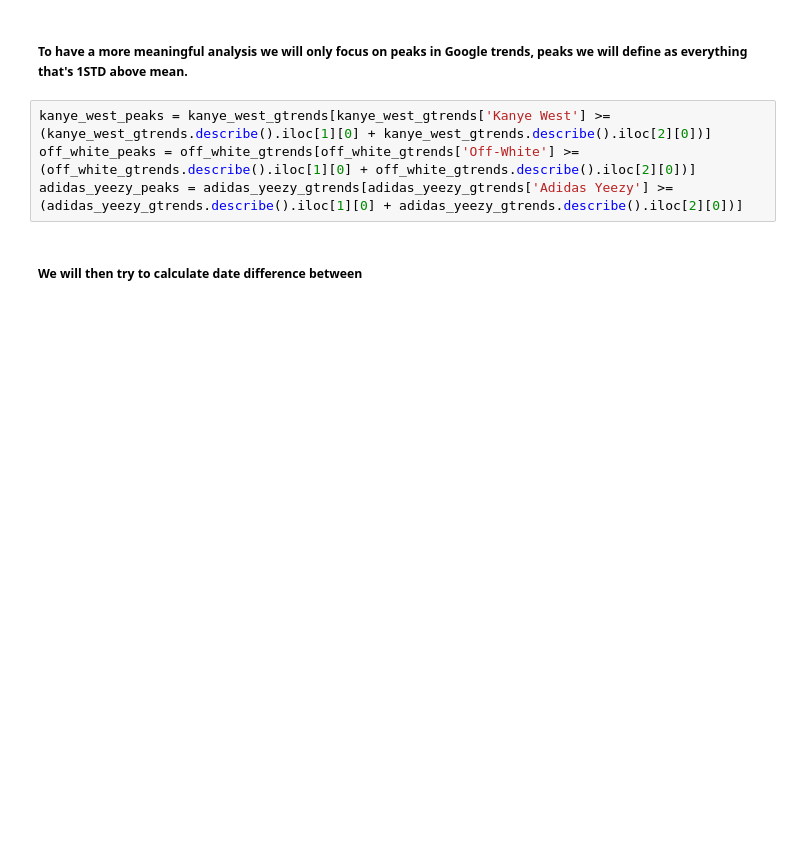
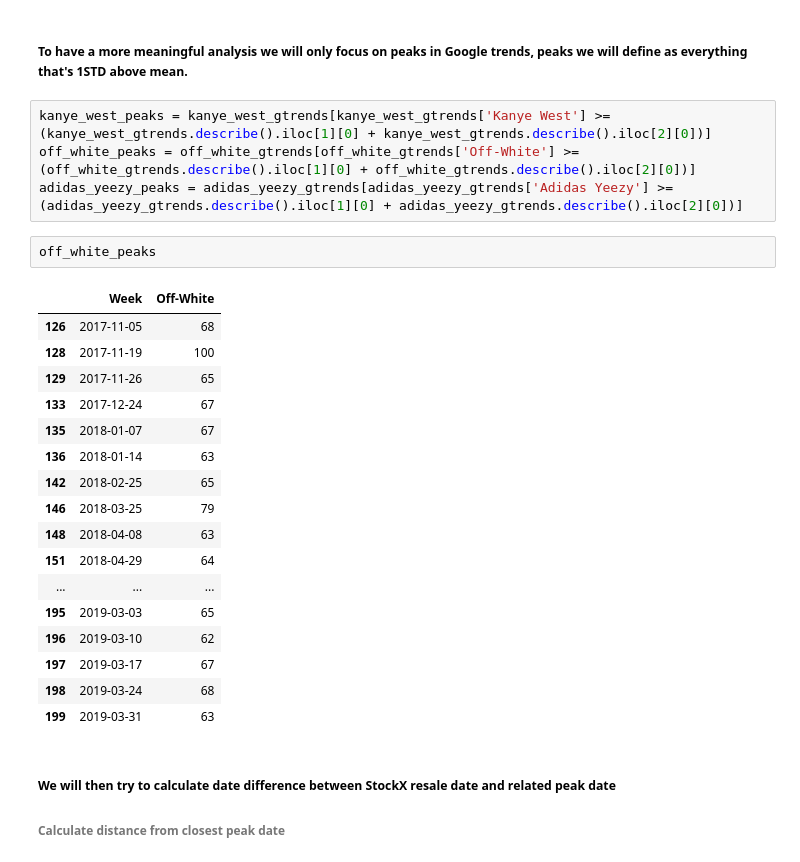
Before and after one commit to njavro/CS591, a Jupyter notebook: Project/CS591 Data Analysis.ipynb, the cells around one changed output. Saved outputs shown, nothing was run; the diff lists cells and outputs as text; blank space fills up the shorter version.

```diff
--- a/Project/CS591 Data Analysis.ipynb
+++ b/Project/CS591 Data Analysis.ipynb
@@ -239,5 +239,26 @@ kanye_west_gtrends.describe()
 kanye_west_peaks = kanye_west_gtrends[kanye_west_gtrends['Kanye West'] >= (kanye_west_gtrends.describe().iloc[1][0] + kanye_west_gtrends.describe().iloc[2][0])]
 off_white_peaks = off_white_gtrends[off_white_gtrends['Off-White'] >= (off_white_gtrends.describe().iloc[1][0] + off_white_gtrends.describe().iloc[2][0])]
 adidas_yeezy_peaks = adidas_yeezy_gtrends[adidas_yeezy_gtrends['Adidas Yeezy'] >= (adidas_yeezy_gtrends.describe().iloc[1][0] + adidas_yeezy_gtrends.describe().iloc[2][0])]
+# %%
+off_white_peaks
+# %% [output]
+|  | Week | Off-White |
+| 126 | 2017-11-05 | 68 |
+| 128 | 2017-11-19 | 100 |
+| 129 | 2017-11-26 | 65 |
+| 133 | 2017-12-24 | 67 |
+| 135 | 2018-01-07 | 67 |
+| 136 | 2018-01-14 | 63 |
+| 142 | 2018-02-25 | 65 |
+| 146 | 2018-03-25 | 79 |
+| 148 | 2018-04-08 | 63 |
+| 151 | 2018-04-29 | 64 |
+| ... | ... | ... |
+| 195 | 2019-03-03 | 65 |
+| 196 | 2019-03-10 | 62 |
+| 197 | 2019-03-17 | 67 |
+| 198 | 2019-03-24 | 68 |
+| 199 | 2019-03-31 | 63 |
 # %% [markdown]
-##### We will then try to calculate date difference between
+##### We will then try to calculate date difference between StockX resale date and related peak date
+###### Calculate distance from closest peak date
```
Also changed, not shown: parts of 2 cells of this notebook.
